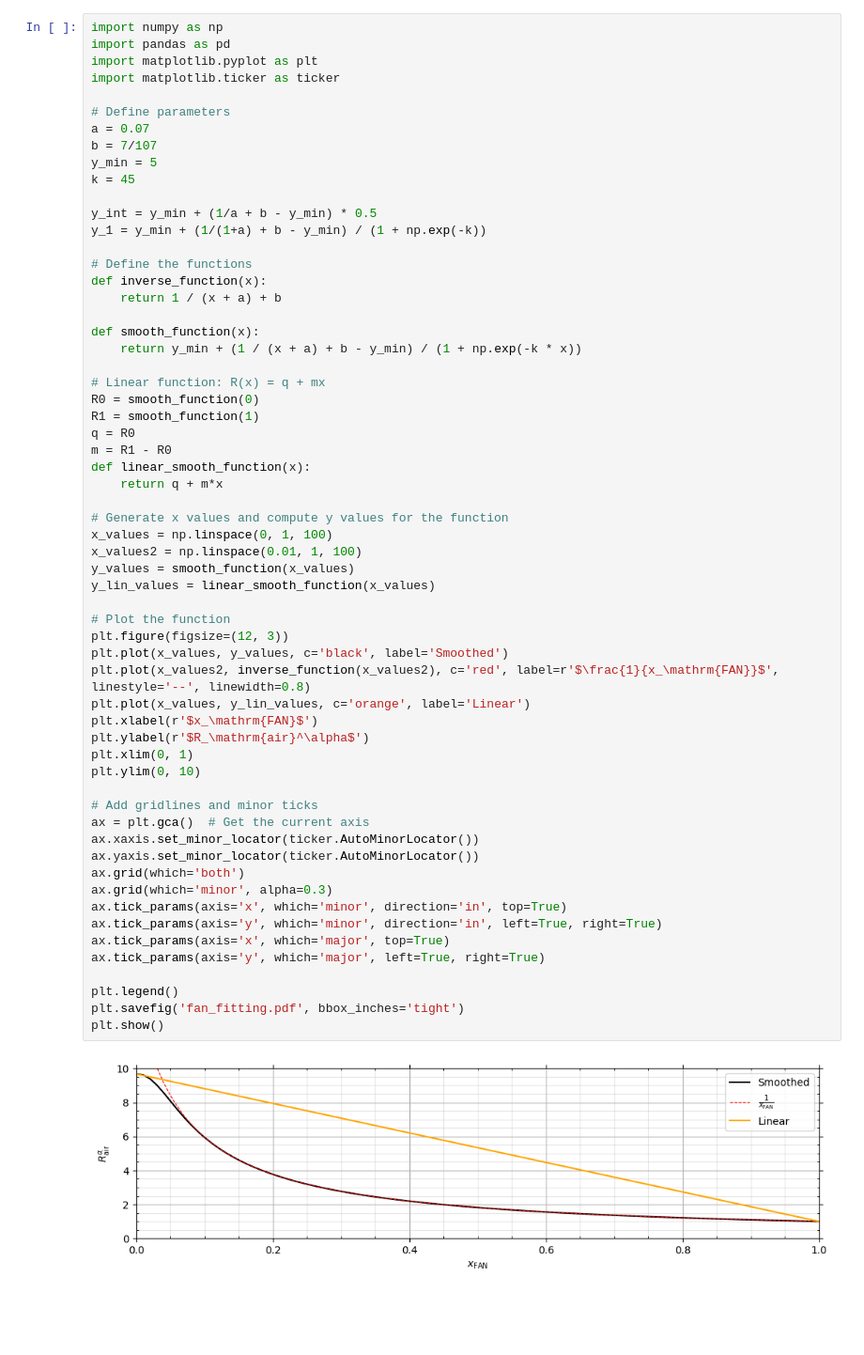
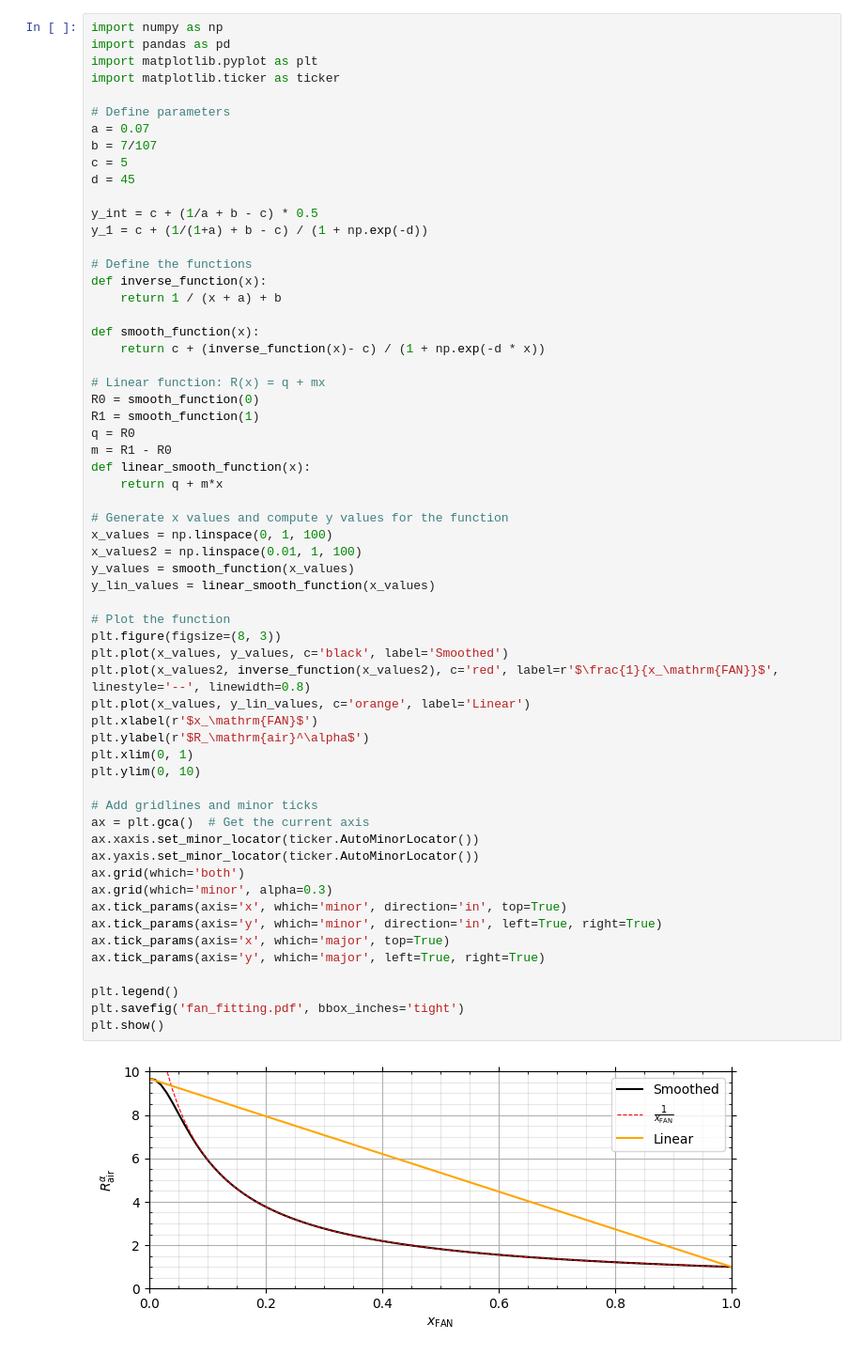
Before and after one commit to Jackmastro/Semester_Project, a Jupyter notebook: src/data/fan/fan_fitting.ipynb, the cells around one changed output. Shown: that part at 94% size. Cells and saved outputs as stored; diff of their text form; blank space fills up the shorter version.

```diff
--- a/src/data/fan/fan_fitting.ipynb
+++ b/src/data/fan/fan_fitting.ipynb
@@ -7,18 +7,18 @@ import matplotlib.ticker as ticker
 # Define parameters
 a = 0.07
 b = 7/107
-y_min = 5
-k = 45
+c = 5
+d = 45
 
-y_int = y_min + (1/a + b - y_min) * 0.5
-y_1 = y_min + (1/(1+a) + b - y_min) / (1 + np.exp(-k))
+y_int = c + (1/a + b - c) * 0.5
+y_1 = c + (1/(1+a) + b - c) / (1 + np.exp(-d))
 
 # Define the functions
 def inverse_function(x):
     return 1 / (x + a) + b
 
 def smooth_function(x):
-    return y_min + (1 / (x + a) + b - y_min) / (1 + np.exp(-k * x))
+    return c + (inverse_function(x)- c) / (1 + np.exp(-d * x))
 
 # Linear function: R(x) = q + mx
 R0 = smooth_function(0)
@@ -31,34 +31,34 @@ def linear_smooth_function(x):
 # Generate x values and compute y values for the function
 x_values = np.linspace(0, 1, 100)
 x_values2 = np.linspace(0.01, 1, 100)
 y_values = smooth_function(x_values)
 y_lin_values = linear_smooth_function(x_values)
 
 # Plot the function
-plt.figure(figsize=(12, 3))
+plt.figure(figsize=(8, 3))
 plt.plot(x_values, y_values, c='black', label='Smoothed')
 plt.plot(x_values2, inverse_function(x_values2), c='red', label=r'$\frac{1}{x_\mathrm{FAN}}$', linestyle='--', linewidth=0.8)
 plt.plot(x_values, y_lin_values, c='orange', label='Linear')
 plt.xlabel(r'$x_\mathrm{FAN}$')
 plt.ylabel(r'$R_\mathrm{air}^\alpha$')
 plt.xlim(0, 1)
 plt.ylim(0, 10)
 
 # Add gridlines and minor ticks
 ax = plt.gca()  # Get the current axis
 ax.xaxis.set_minor_locator(ticker.AutoMinorLocator())
 ax.yaxis.set_minor_locator(ticker.AutoMinorLocator())
 ax.grid(which='both')
 ax.grid(which='minor', alpha=0.3)
 ax.tick_params(axis='x', which='minor', direction='in', top=True)
 ax.tick_params(axis='y', which='minor', direction='in', left=True, right=True)
 ax.tick_params(axis='x', which='major', top=True)
 ax.tick_params(axis='y', which='major', left=True, right=True)
 
 plt.legend()
 plt.savefig('fan_fitting.pdf', bbox_inches='tight')
 plt.show()
 # %% [output]
-[figure, old version]
+[figure, new version]
 # %%
 # Save coefficients
```
Also changed, not shown: parts of 1 cell of this notebook, 3 other files.
